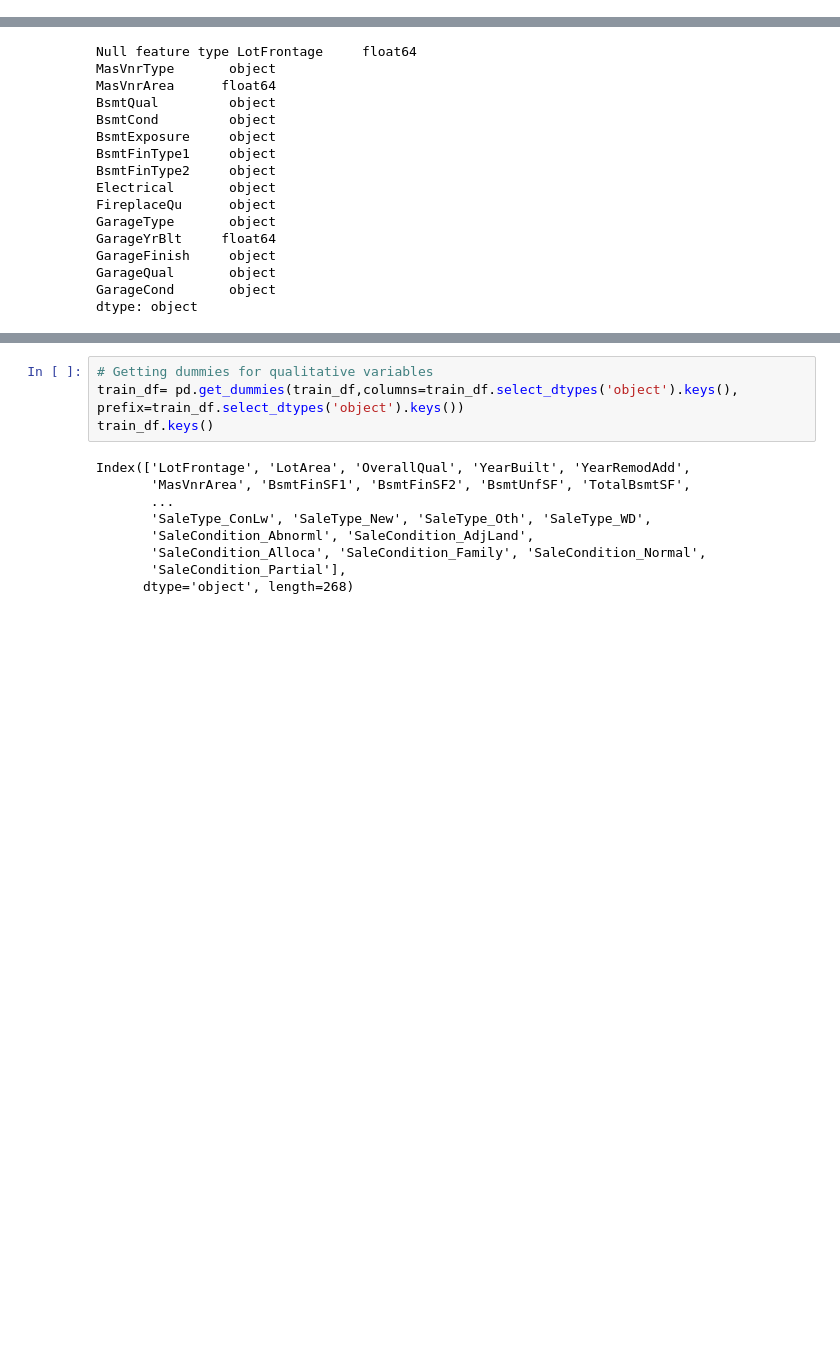
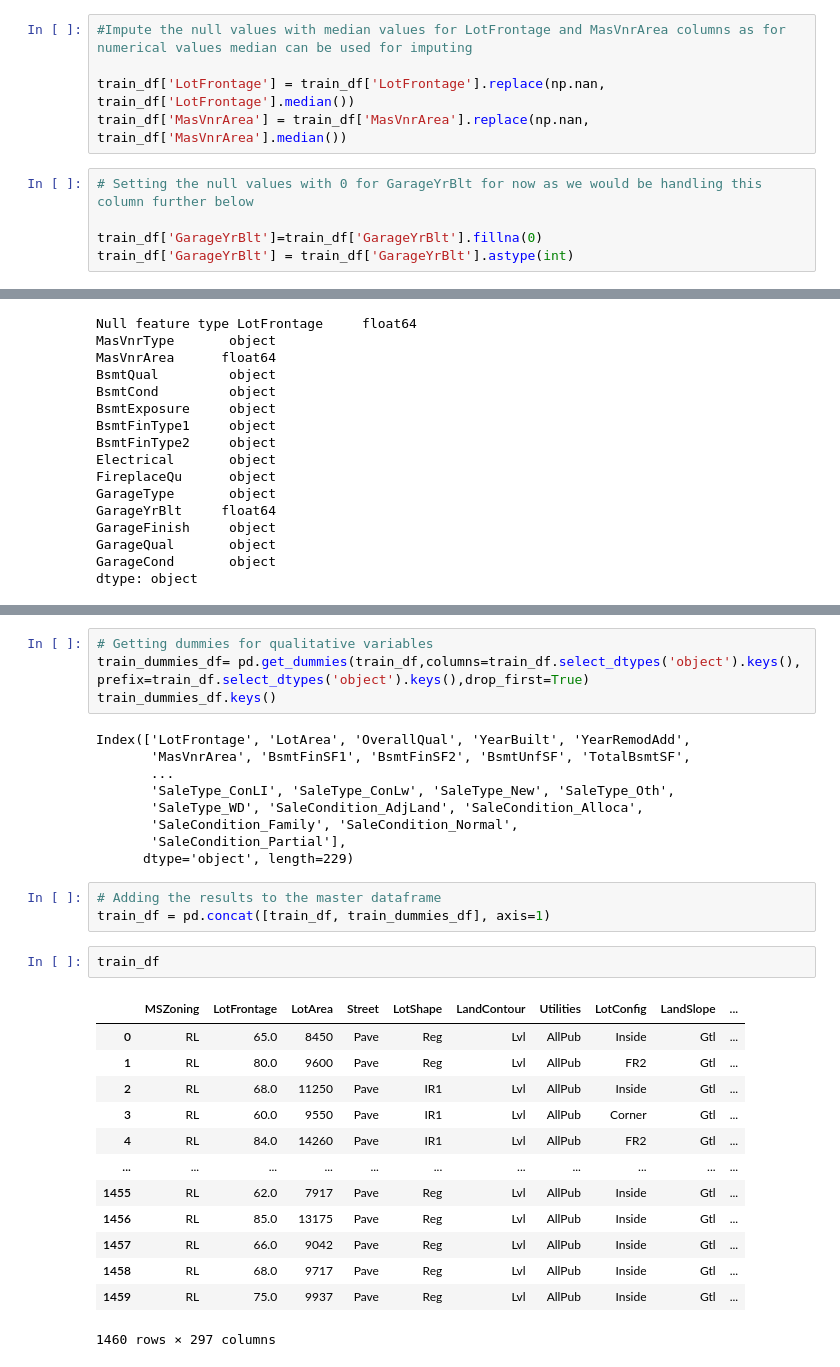
Before and after one commit to geeta-m-desai/housing-price-predictions, a Jupyter notebook: HousingPrediction.ipynb, the cells around one changed output, grey strips where cells are left out. Drawn from its saved outputs; the diff is of its cells as text; blank space fills up the shorter version.

```diff
--- a/HousingPrediction.ipynb
+++ b/HousingPrediction.ipynb
@@ -157,3 +184,13 @@ dtype: int64
+# %%
+#Impute the null values with median values for LotFrontage and MasVnrArea columns as for numerical values median can be used for imputing
+
+train_df['LotFrontage'] = train_df['LotFrontage'].replace(np.nan, train_df['LotFrontage'].median())
+train_df['MasVnrArea'] = train_df['MasVnrArea'].replace(np.nan, train_df['MasVnrArea'].median())
+# %%
+# Setting the null values with 0 for GarageYrBlt for now as we would be handling this column further below
+
+train_df['GarageYrBlt']=train_df['GarageYrBlt'].fillna(0)
+train_df['GarageYrBlt'] = train_df['GarageYrBlt'].astype(int)
 # %% [raw]
 # 1-3 Check the correlation between features
 # %%
@@ -237,13 +296,32 @@ SaleCondition : ['Normal' 'Abnorml' 'Partial' 'AdjLand' 'Alloca' 'Family']
 # %%
 # Getting dummies for qualitative variables
-train_df= pd.get_dummies(train_df,columns=train_df.select_dtypes('object').keys(), prefix=train_df.select_dtypes('object').keys())
-train_df.keys()
+train_dummies_df= pd.get_dummies(train_df,columns=train_df.select_dtypes('object').keys(), prefix=train_df.select_dtypes('object').keys(),drop_first=True)
+train_dummies_df.keys()
 # %% [output]
 Index(['LotFrontage', 'LotArea', 'OverallQual', 'YearBuilt', 'YearRemodAdd',
        'MasVnrArea', 'BsmtFinSF1', 'BsmtFinSF2', 'BsmtUnfSF', 'TotalBsmtSF',
        ...
-       'SaleType_ConLw', 'SaleType_New', 'SaleType_Oth', 'SaleType_WD',
-       'SaleCondition_Abnorml', 'SaleCondition_AdjLand',
-       'SaleCondition_Alloca', 'SaleCondition_Family', 'SaleCondition_Normal',
+       'SaleType_ConLI', 'SaleType_ConLw', 'SaleType_New', 'SaleType_Oth',
+       'SaleType_WD', 'SaleCondition_AdjLand', 'SaleCondition_Alloca',
+       'SaleCondition_Family', 'SaleCondition_Normal',
        'SaleCondition_Partial'],
-      dtype='object', length=268)
+      dtype='object', length=229)
+# %%
+# Adding the results to the master dataframe
+train_df = pd.concat([train_df, train_dummies_df], axis=1)
+# %%
+train_df
+# %% [output]
+|  | MSZoning | LotFrontage | LotArea | Street | LotShape | LandContour | Utilities | LotConfig | LandSlope | ... |
+| 0 | RL | 65.0 | 8450 | Pave | Reg | Lvl | AllPub | Inside | Gtl | ... |
+| 1 | RL | 80.0 | 9600 | Pave | Reg | Lvl | AllPub | FR2 | Gtl | ... |
+| 2 | RL | 68.0 | 11250 | Pave | IR1 | Lvl | AllPub | Inside | Gtl | ... |
+| 3 | RL | 60.0 | 9550 | Pave | IR1 | Lvl | AllPub | Corner | Gtl | ... |
+| 4 | RL | 84.0 | 14260 | Pave | IR1 | Lvl | AllPub | FR2 | Gtl | ... |
+| ... | ... | ... | ... | ... | ... | ... | ... | ... | ... | ... |
+| 1455 | RL | 62.0 | 7917 | Pave | Reg | Lvl | AllPub | Inside | Gtl | ... |
+| 1456 | RL | 85.0 | 13175 | Pave | Reg | Lvl | AllPub | Inside | Gtl | ... |
+| 1457 | RL | 66.0 | 9042 | Pave | Reg | Lvl | AllPub | Inside | Gtl | ... |
+| 1458 | RL | 68.0 | 9717 | Pave | Reg | Lvl | AllPub | Inside | Gtl | ... |
+| 1459 | RL | 75.0 | 9937 | Pave | Reg | Lvl | AllPub | Inside | Gtl | ... |
+1460 rows × 297 columns
```
Also changed, not shown: parts of 10 cells of this notebook.
